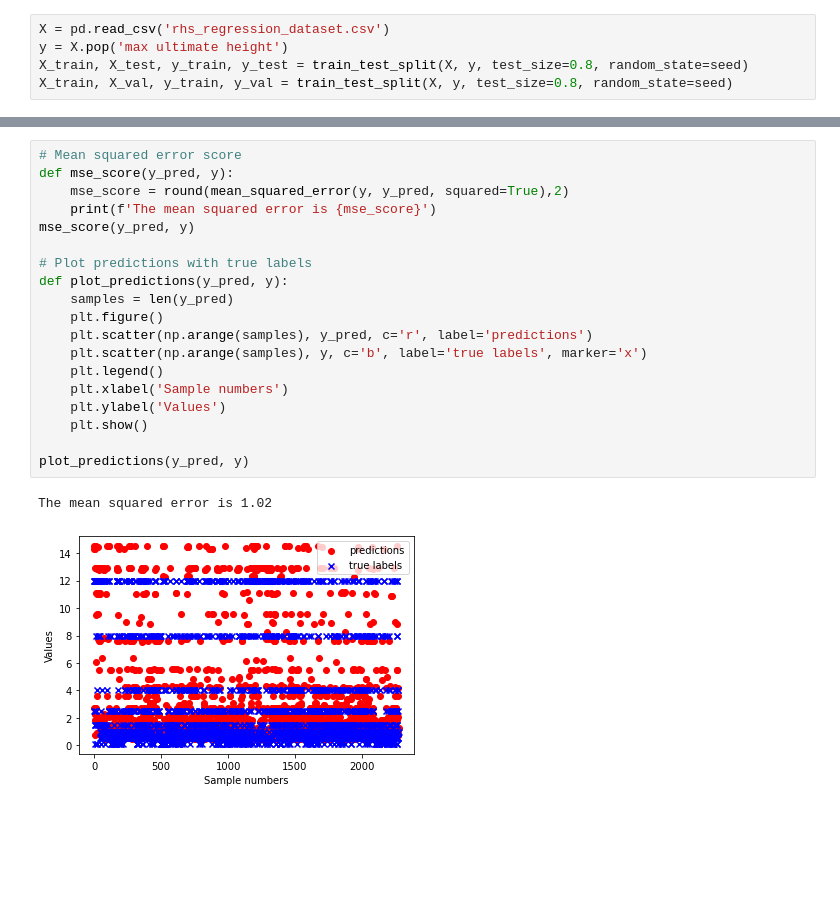
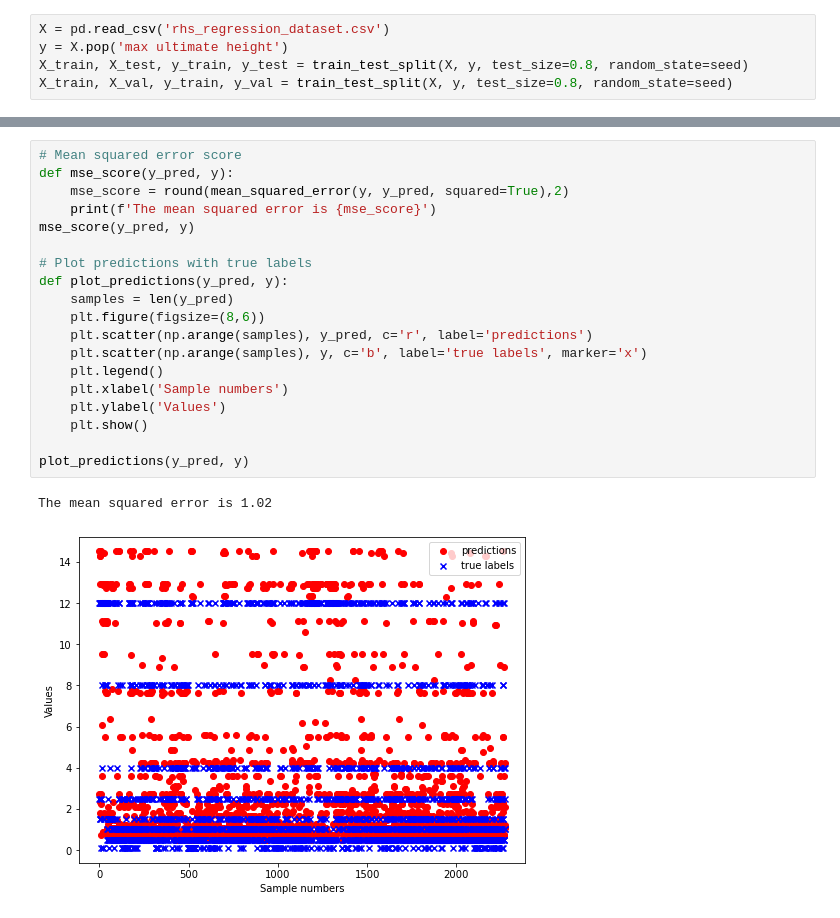
Before and after one commit to akikoogawa7/RHS-Pipeline-Regression, a Jupyter notebook: train.ipynb, the cells around one changed output, grey strips where cells are left out. Saved outputs shown, nothing was run; the diff lists cells and outputs as text; blank space fills up the shorter version.

```diff
--- a/train.ipynb
+++ b/train.ipynb
@@ -48,22 +48,22 @@ predicted values: [ 2.74070312 14.50721297 14.30831997 ...  2.08831669  4.205148
 # %%
 # Mean squared error score
 def mse_score(y_pred, y):
     mse_score = round(mean_squared_error(y, y_pred, squared=True),2)
     print(f'The mean squared error is {mse_score}')
 mse_score(y_pred, y)
 
 # Plot predictions with true labels
 def plot_predictions(y_pred, y):
     samples = len(y_pred)
-    plt.figure()
+    plt.figure(figsize=(8,6))
     plt.scatter(np.arange(samples), y_pred, c='r', label='predictions')
     plt.scatter(np.arange(samples), y, c='b', label='true labels', marker='x')
     plt.legend()
     plt.xlabel('Sample numbers')
     plt.ylabel('Values')
     plt.show()
 
 plot_predictions(y_pred, y)
 # %% [output]
 The mean squared error is 1.02
-[figure, old version]
+[figure, new version]
```
Also changed, not shown: parts of 11 cells of this notebook.
